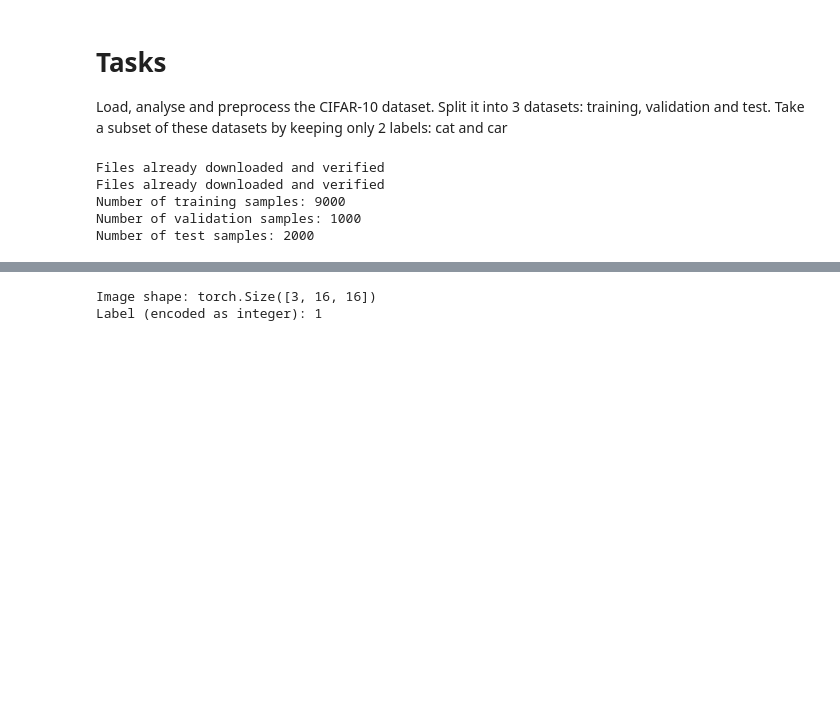
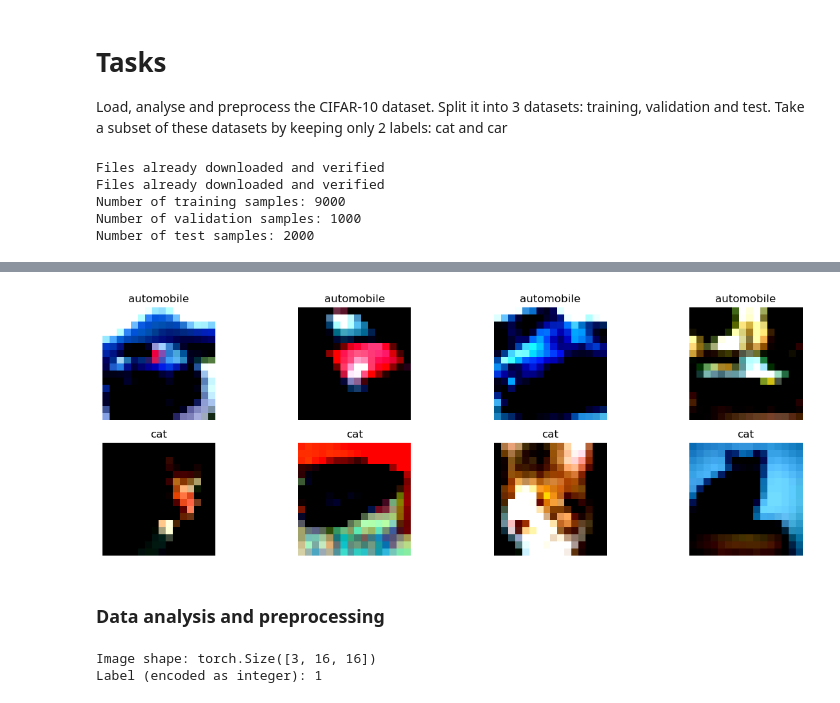
Before and after one commit to FieBergli/Deeplearning_project1, a Jupyter notebook: gradient_descent.ipynb, the cells around one changed output, grey strips where cells are left out. Saved outputs shown, nothing was run; the diff lists cells and outputs as text; code cells hidden in the pictures; blank space fills up the shorter version.

```diff
--- a/gradient_descent.ipynb
+++ b/gradient_descent.ipynb
@@ -112,3 +155,21 @@ Number of test samples: 2000
+# %%
+# Define normalization transform using computed mean and std
+normalize_transform = transforms.Normalize(mean.tolist(), std.tolist())
+
+# Apply normalization to each dataset
+def normalize_dataset(dataset):
+    return [(normalize_transform(image), label) for image, label in dataset]
+
+cifar_train = normalize_dataset(cifar_train)
+cifar_val = normalize_dataset(cifar_val)
+cifar_test = normalize_dataset(cifar_test)
+# %%
+#show images from the cifar_train dataset after normalization
+show_images(cifar_train, 4)
+# %% [output]
+[figure, added]
+# %% [markdown]
+### Data analysis and preprocessing
 # %%
 # Get shape of a single image and its label
 image, label = cifar_train[0]
```
Also changed, not shown: parts of 19 cells of this notebook, 1 other file.
